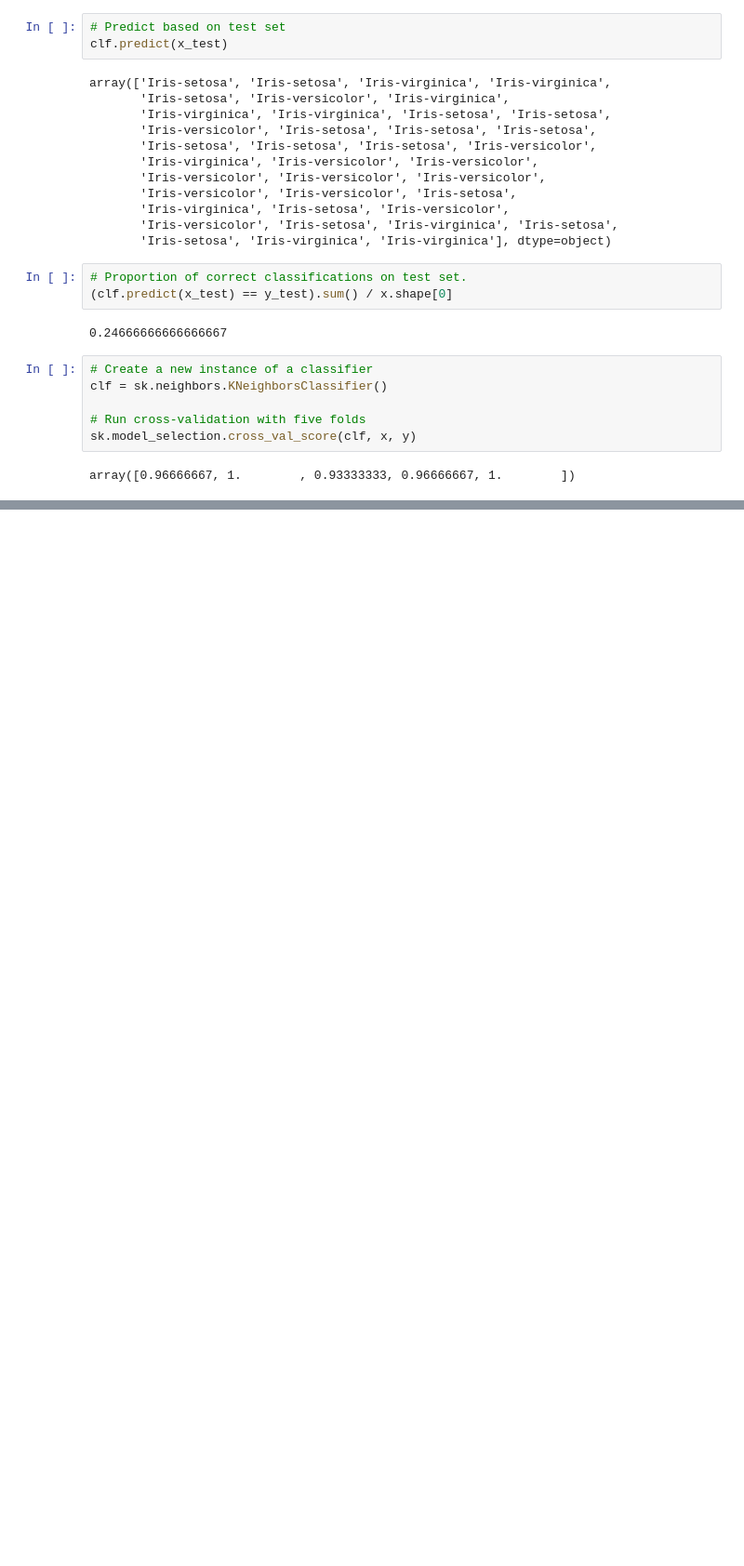
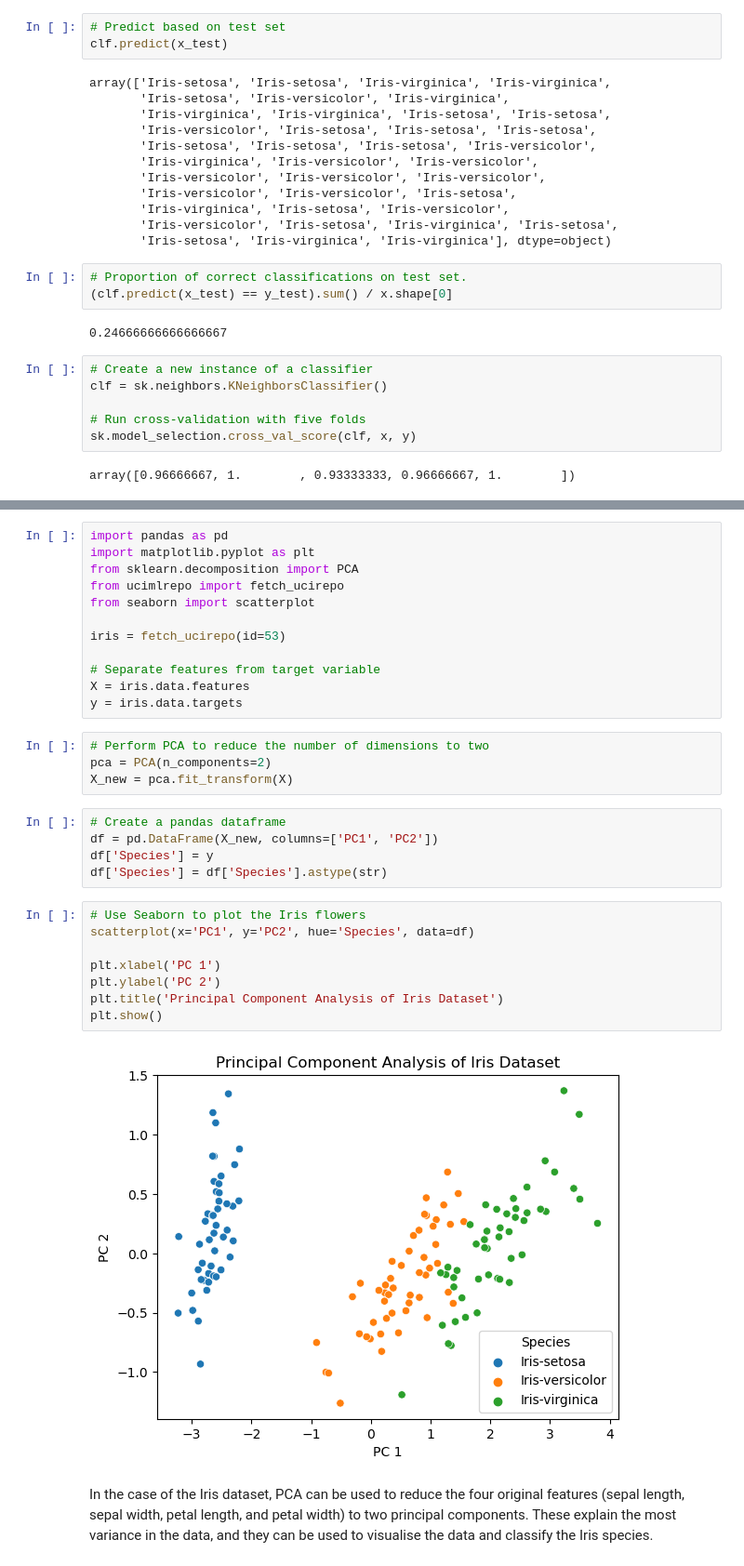
Before and after one commit to caioforteribeiro/ml_stat, a Jupyter notebook: tasks.ipynb, the cells around one changed output, grey strips where cells are left out. Shown: that part at 93% size. Cells and saved outputs as stored; diff of their text form; blank space fills up the shorter version.

```diff
--- a/tasks.ipynb
+++ b/tasks.ipynb
@@ -256,0 +284,33 @@ array([0.96666667, 1.        , 0.93333333, 0.96666667, 1.        ])
+# %%
+import pandas as pd
+import matplotlib.pyplot as plt
+from sklearn.decomposition import PCA
+from ucimlrepo import fetch_ucirepo
+from seaborn import scatterplot
+
+iris = fetch_ucirepo(id=53)
+
+# Separate features from target variable
+X = iris.data.features
+y = iris.data.targets
+# %%
+# Perform PCA to reduce the number of dimensions to two
+pca = PCA(n_components=2)
+X_new = pca.fit_transform(X)
+# %%
+# Create a pandas dataframe
+df = pd.DataFrame(X_new, columns=['PC1', 'PC2'])
+df['Species'] = y
+df['Species'] = df['Species'].astype(str)
+# %%
+# Use Seaborn to plot the Iris flowers
+scatterplot(x='PC1', y='PC2', hue='Species', data=df)
+
+plt.xlabel('PC 1')
+plt.ylabel('PC 2')
+plt.title('Principal Component Analysis of Iris Dataset')
+plt.show()
+# %% [output]
+[figure, added]
+# %% [markdown]
+In the case of the Iris dataset, PCA can be used to reduce the four original features (sepal length, sepal width, petal length, and petal width) to two principal components. These explain the most variance in the data, and they can be used to visualise the data and classify the Iris species.
```
Also changed, not shown: parts of 9 cells of this notebook.
